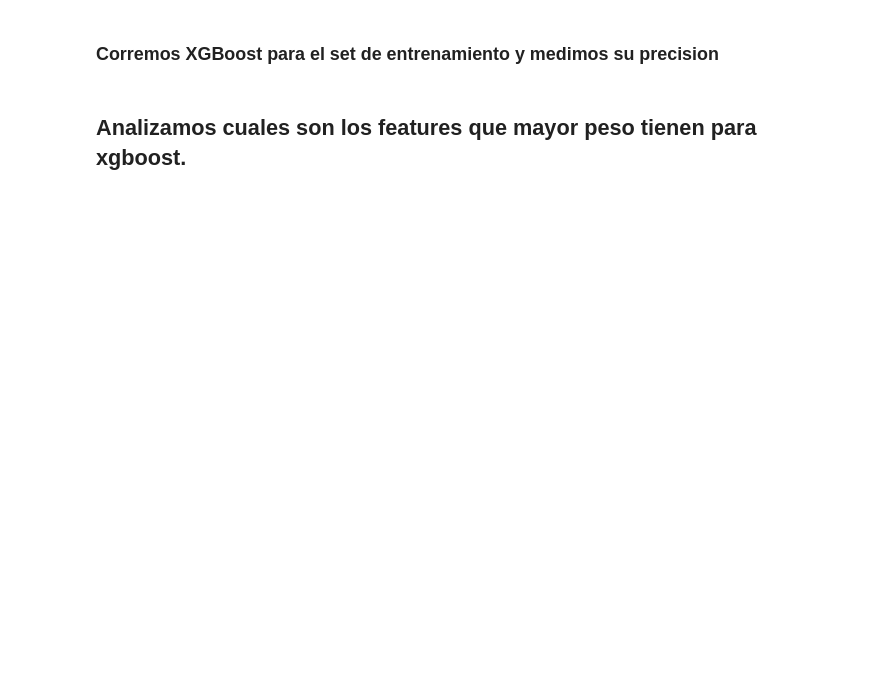
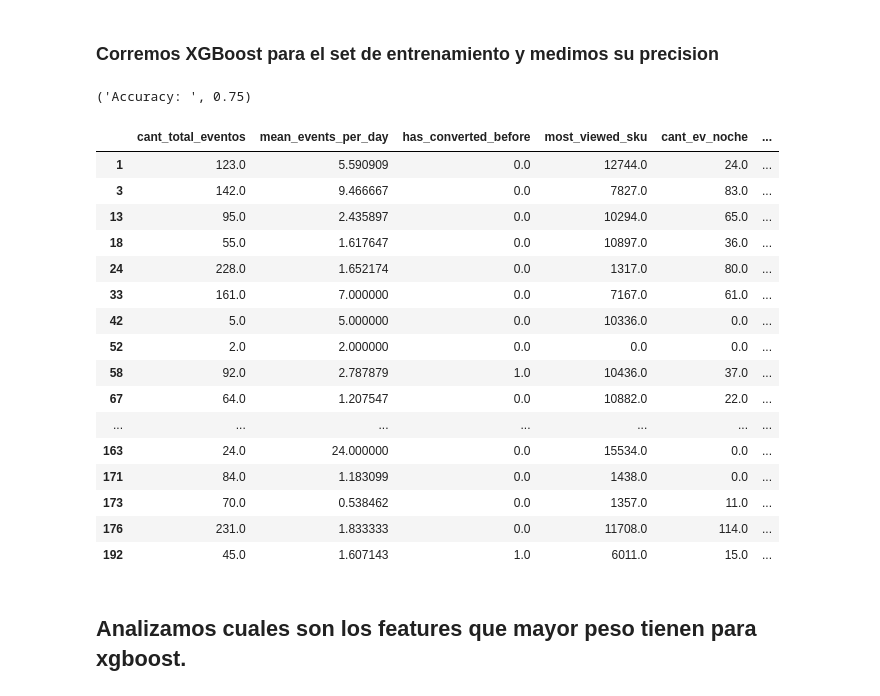
Before and after one commit to gabyrobles93/7506-TP2-MachineLearning, a Jupyter notebook: notebooks/final_model.ipynb, the cells around one changed output. Cells and saved outputs as stored; diff of their text form; code cells hidden in the pictures; blank space fills up the shorter version.

```diff
--- a/notebooks/final_model.ipynb
+++ b/notebooks/final_model.ipynb
@@ -232,19 +261,50 @@ for mean, stdev, param in zip(means, stds, params):
 # %%
 xgboost = xgb.XGBClassifier(learning_rate = 0.001,\
                             n_estimators= 2000,\
-                            max_depth= 4,\
+                            max_depth= 10,\
                             min_child_weight= 2,\
-                            gamma=0.6,\
+                            gamma=0.7,\
                             subsample=0.7,\
                             colsample_bytree=0.7,\
                             objective= 'binary:logistic',\
-                            scale_pos_weight=1)
+                            scale_pos_weight=1
+                           )
 
 xgboost.fit(X_train, y_train)
 pred = (xgboost.predict_proba(X_test)[:,1])
 accuracy = accuracy_score(y_test, pred.round(), normalize=False)
 
 print("Accuracy: ", accuracy / float(pred.size))
+# %% [output]
+('Accuracy: ', 0.75)
+# %%
+x_test_df = pd.DataFrame(data=X_test, columns=features)
+x_test_df['index'] = x_test_df.index
+x_label_pred = pd.DataFrame({'label': y_test, 'pred': pred})
+x_label_pred['index'] = x_label_pred.index
+# %%
+merged = pd.merge(x_test_df, x_label_pred, how='inner', on='index')
+bad_pred = merged.loc[(merged['label'] == 0) & (merged['pred'] >= 0.5)]
+# %%
+bad_pred
+# %% [output]
+|  | cant_total_eventos | mean_events_per_day | has_converted_before | most_viewed_sku | cant_ev_noche | ... |
+| 1 | 123.0 | 5.590909 | 0.0 | 12744.0 | 24.0 | ... |
+| 3 | 142.0 | 9.466667 | 0.0 | 7827.0 | 83.0 | ... |
+| 13 | 95.0 | 2.435897 | 0.0 | 10294.0 | 65.0 | ... |
+| 18 | 55.0 | 1.617647 | 0.0 | 10897.0 | 36.0 | ... |
+| 24 | 228.0 | 1.652174 | 0.0 | 1317.0 | 80.0 | ... |
+| 33 | 161.0 | 7.000000 | 0.0 | 7167.0 | 61.0 | ... |
+| 42 | 5.0 | 5.000000 | 0.0 | 10336.0 | 0.0 | ... |
+| 52 | 2.0 | 2.000000 | 0.0 | 0.0 | 0.0 | ... |
+| 58 | 92.0 | 2.787879 | 1.0 | 10436.0 | 37.0 | ... |
+| 67 | 64.0 | 1.207547 | 0.0 | 10882.0 | 22.0 | ... |
+| ... | ... | ... | ... | ... | ... | ... |
+| 163 | 24.0 | 24.000000 | 0.0 | 15534.0 | 0.0 | ... |
+| 171 | 84.0 | 1.183099 | 0.0 | 1438.0 | 0.0 | ... |
+| 173 | 70.0 | 0.538462 | 0.0 | 1357.0 | 11.0 | ... |
+| 176 | 231.0 | 1.833333 | 0.0 | 11708.0 | 114.0 | ... |
+| 192 | 45.0 | 1.607143 | 1.0 | 6011.0 | 15.0 | ... |
 # %% [markdown]
 ## Analizamos cuales son los features que mayor peso tienen para xgboost.
 # %%
```
Also changed, not shown: parts of 21 cells of this notebook, 4 other files.
